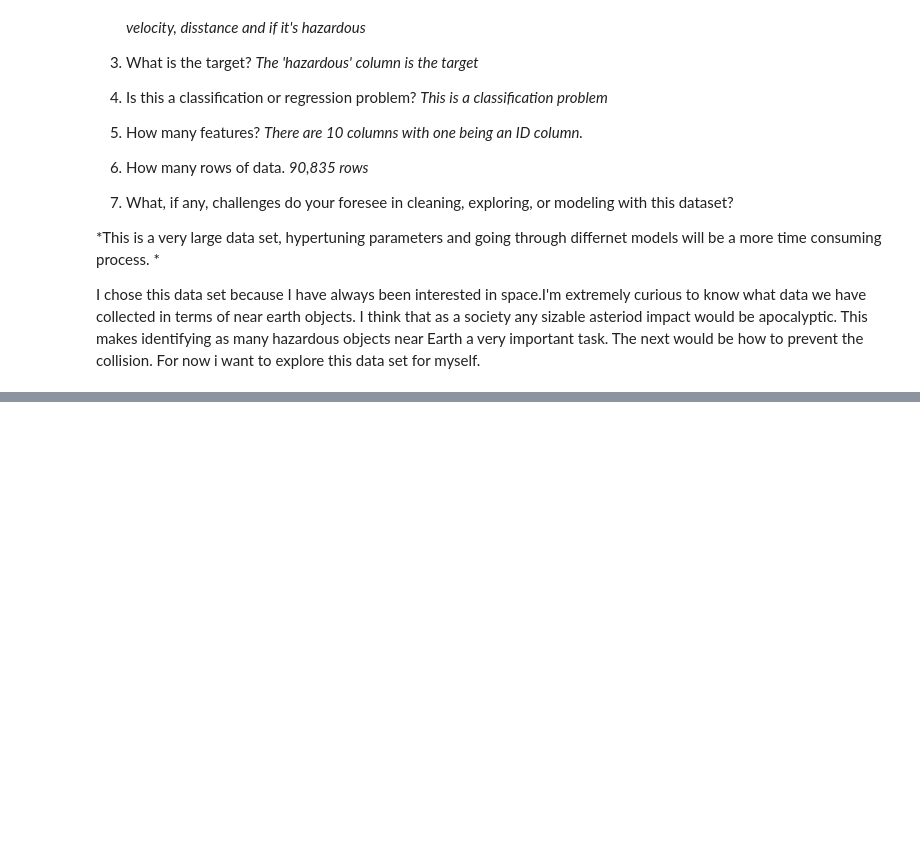
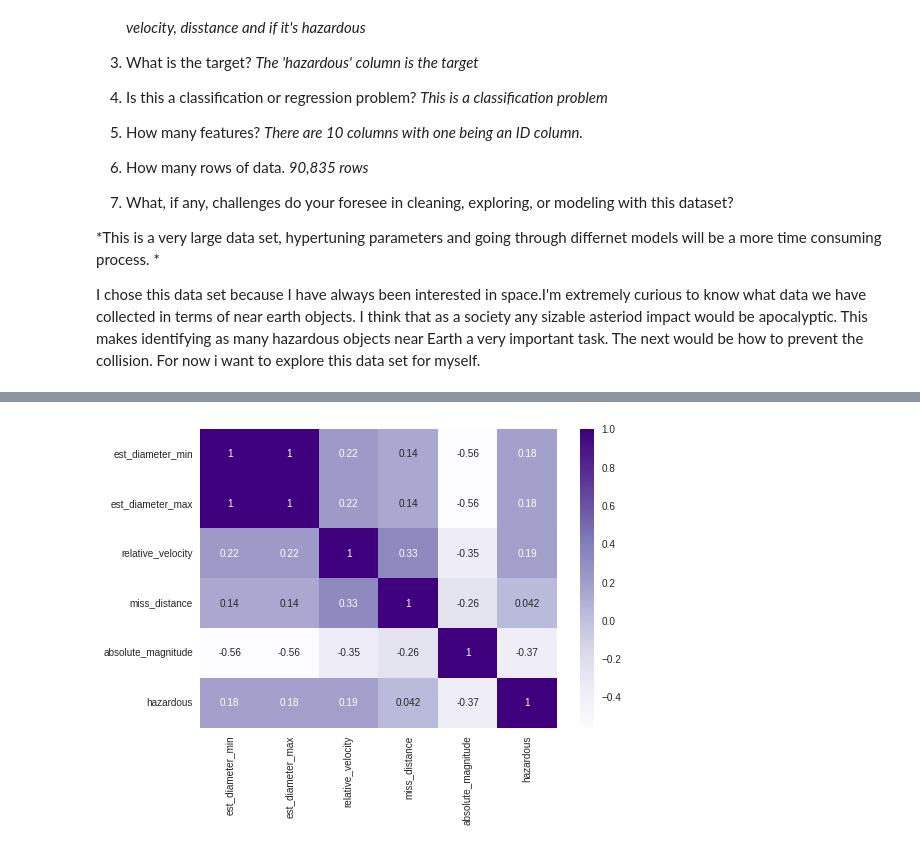
Before and after one commit to dvisionst/Project_Two, a Jupyter notebook: Project_2.ipynb, the cells around one changed output, grey strips where cells are left out. Saved outputs shown, nothing was run; the diff lists cells and outputs as text; code cells hidden in the pictures; blank space fills up the shorter version.

```diff
--- a/Project_2.ipynb
+++ b/Project_2.ipynb
@@ -56,6 +64,3 @@ memory usage: 5.7+ MB
 *This is a very large data set, hypertuning parameters and going through differnet models will be a more time consuming process. *
 
 I chose this data set because I have always been interested in space.I'm extremely curious to know what data we have collected in terms of near earth objects. I think that as a society any sizable asteriod impact would be apocalyptic. This makes identifying as many hazardous objects near Earth a very important task. The next would be how to prevent the collision. For now i want to explore this data set for myself.
-# %%
-df = pd.read_csv("/content/Environment_Temperature_change_E_All_Data_NOFLAG.csv", encoding='cp1252')
-df.head()
@@ -113,0 +69,7 @@ Second choice: dataset 2
+# %%
+# I'm making the decision to drop the id and name columns from the df. These
+# columns are just used so scientist can label the different NEOs. They won't
+# have an impact in my classification problem.
+
+df.drop(columns=['id', 'name'], inplace=True)
+df.head()
@@ -113,0 +83,6 @@ Second choice: dataset 2
+# %%
+# looking for duplicated rows, dropping them, and veryfing zero duplicates.
+
+print(df.duplicated().sum(), '\n\n')
+df.drop_duplicates(inplace=True)
+df.duplicated().sum()
@@ -113,0 +106,11 @@ Second choice: dataset 2
+# %%
+# Looking for inconsistent categorical values in orbiting body column
+# It is the only column that is an object data type.
+
+print(df['orbiting_body'].value_counts())
+
+# The orbiting body only has one which is Earth, Since this is the case, will be
+# dropping the entire column because it's not informing anything.
+
+df.drop(columns='orbiting_body', inplace=True)
+df.head()
@@ -113,0 +126,8 @@ Second choice: dataset 2
+# %%
+# creating heatmap to see any possible correlations
+df2 = df.copy()
+df2.drop(columns='sentry_object', inplace=True)
+correlations = df2.corr();
+sns.heatmap(correlations, cmap='Purples' , annot=True);
+# %% [output]
+[figure, added]
```
Also changed, not shown: parts of 20 cells of this notebook.
